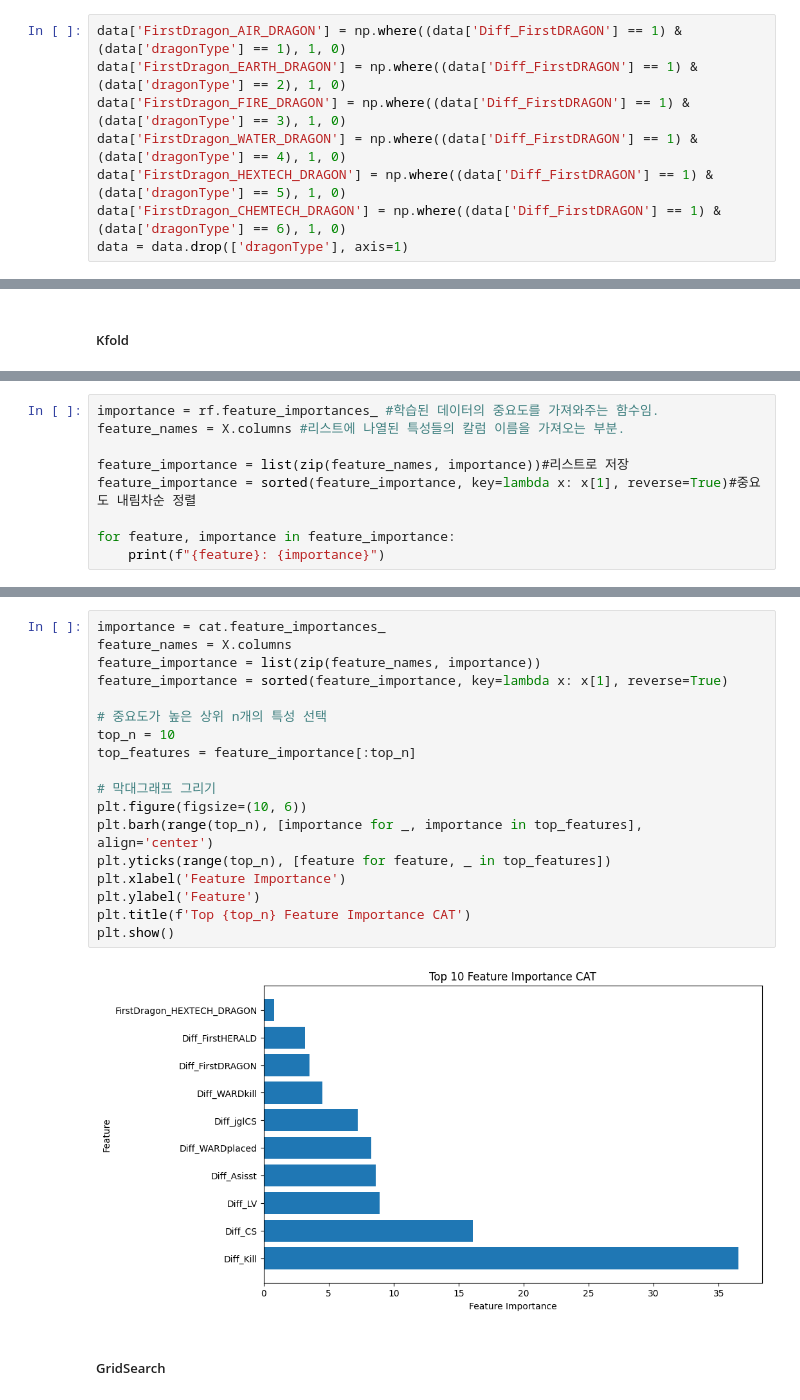
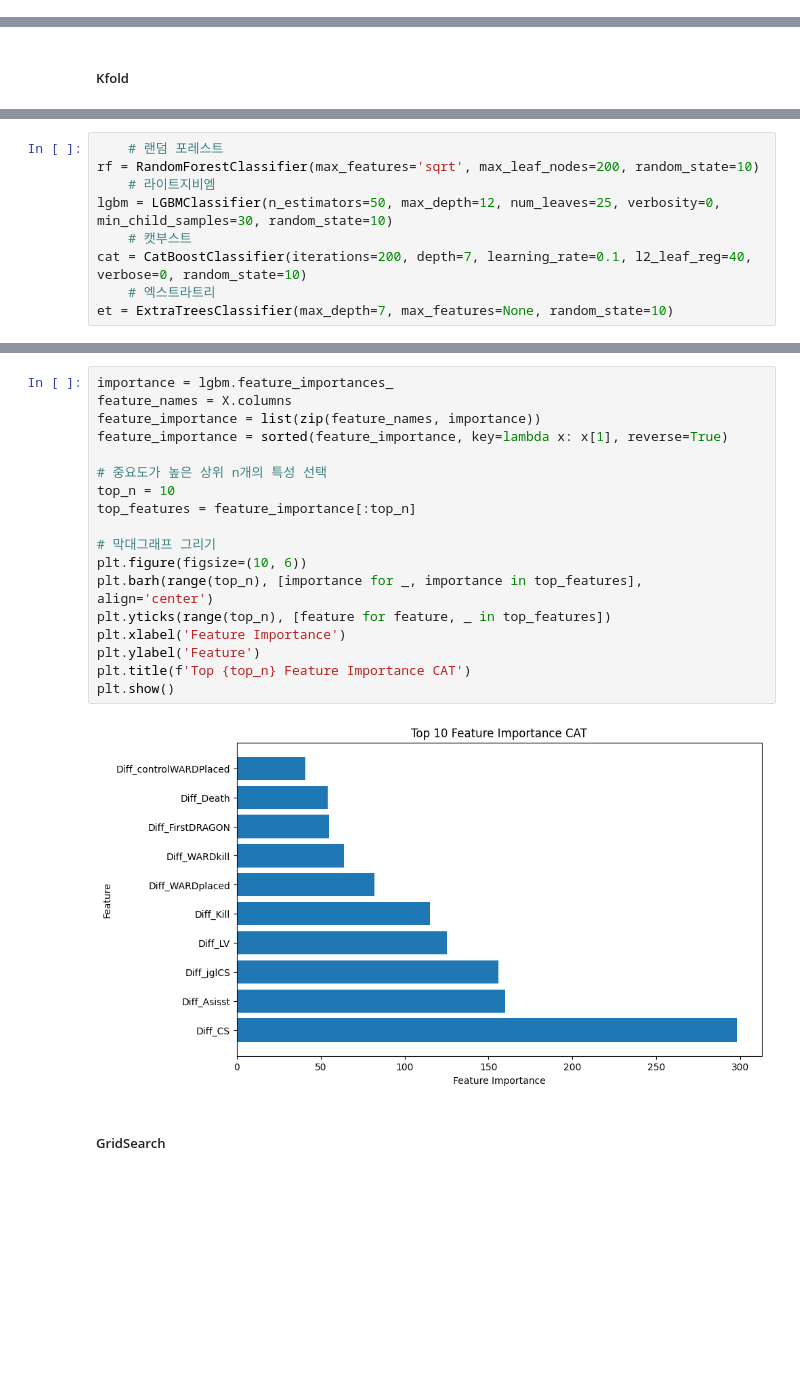
Before and after one commit to LOLresultPrediction/LOL-MachineLearning, a Jupyter notebook: dataPreprocessing/GraphrawDataModel.ipynb, the cells around one changed output, grey strips where cells are left out. Saved outputs shown, nothing was run; the diff lists cells and outputs as text; blank space fills up the shorter version.

```diff
--- a/dataPreprocessing/GraphrawDataModel.ipynb
+++ b/dataPreprocessing/GraphrawDataModel.ipynb
@@ -157,11 +40,3 @@ display(data)
 | 9038 | 1 | 0 | 1.0 | 14.0 | -1.0 | -49.0 | -1.0 | ... |
 | 9039 | -1 | 0 | -5.0 | -15.0 | -3.0 | -18.0 | 6.0 | ... |
 9040 rows × 18 columns
-# %%
-data['FirstDragon_AIR_DRAGON'] = np.where((data['Diff_FirstDRAGON'] == 1) & (data['dragonType'] == 1), 1, 0)
-data['FirstDragon_EARTH_DRAGON'] = np.where((data['Diff_FirstDRAGON'] == 1) & (data['dragonType'] == 2), 1, 0)
-data['FirstDragon_FIRE_DRAGON'] = np.where((data['Diff_FirstDRAGON'] == 1) & (data['dragonType'] == 3), 1, 0)
-data['FirstDragon_WATER_DRAGON'] = np.where((data['Diff_FirstDRAGON'] == 1) & (data['dragonType'] == 4), 1, 0)
-data['FirstDragon_HEXTECH_DRAGON'] = np.where((data['Diff_FirstDRAGON'] == 1) & (data['dragonType'] == 5), 1, 0)
-data['FirstDragon_CHEMTECH_DRAGON'] = np.where((data['Diff_FirstDRAGON'] == 1) & (data['dragonType'] == 6), 1, 0)
-data = data.drop(['dragonType'], axis=1)
@@ -241,3 +56,12 @@ y = data['result']
+# %%
+    # 랜덤 포레스트
+rf = RandomForestClassifier(max_features='sqrt', max_leaf_nodes=200, random_state=10)
+    # 라이트지비엠
+lgbm = LGBMClassifier(n_estimators=50, max_depth=12, num_leaves=25, verbosity=0, min_child_samples=30, random_state=10)
+    # 캣부스트
+cat = CatBoostClassifier(iterations=200, depth=7, learning_rate=0.1, l2_leaf_reg=40, verbose=0, random_state=10)
+    # 엑스트라트리
+et = ExtraTreesClassifier(max_depth=7, max_features=None, random_state=10)
 # %%
 
 modelList = [rf, lgbm, cat, et]
@@ -308,12 +132,3 @@ ExtraTree Test Accuracy :  71.24 %
 ExtraTree F1_score : 71.83 %
 ExtraTree ROC_AUC : 71.23 %
 tn: 625  fp: 255  fn: 265  tp: 663
-# %%
-importance = rf.feature_importances_ #학습된 데이터의 중요도를 가져와주는 함수임.
-feature_names = X.columns #리스트에 나열된 특성들의 칼럼 이름을 가져오는 부분.
-
-feature_importance = list(zip(feature_names, importance))#리스트로 저장
-feature_importance = sorted(feature_importance, key=lambda x: x[1], reverse=True)#중요도 내림차순 정렬
-
-for feature, importance in feature_importance:
-    print(f"{feature}: {importance}")
@@ -338,22 +135,22 @@ FirstDragon_EARTH_DRAGON: 0.003107488147299523
 # %%
-importance = cat.feature_importances_
+importance = lgbm.feature_importances_
 feature_names = X.columns
 feature_importance = list(zip(feature_names, importance))
 feature_importance = sorted(feature_importance, key=lambda x: x[1], reverse=True)
 
 # 중요도가 높은 상위 n개의 특성 선택
 top_n = 10
 top_features = feature_importance[:top_n]
 
 # 막대그래프 그리기
 plt.figure(figsize=(10, 6))
 plt.barh(range(top_n), [importance for _, importance in top_features], align='center')
 plt.yticks(range(top_n), [feature for feature, _ in top_features])
 plt.xlabel('Feature Importance')
 plt.ylabel('Feature')
 plt.title(f'Top {top_n} Feature Importance CAT')
 plt.show()
 # %% [output]
-[figure, old version]
+[figure, new version]
 # %% [markdown]
 ##### GridSearch
```
Also changed, not shown: parts of 15 cells of this notebook.
